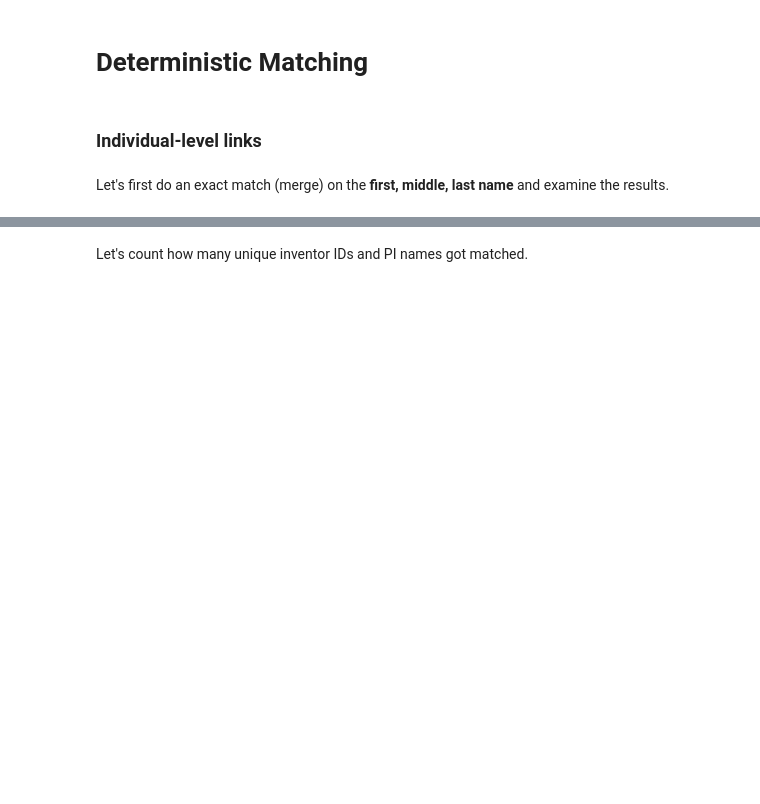
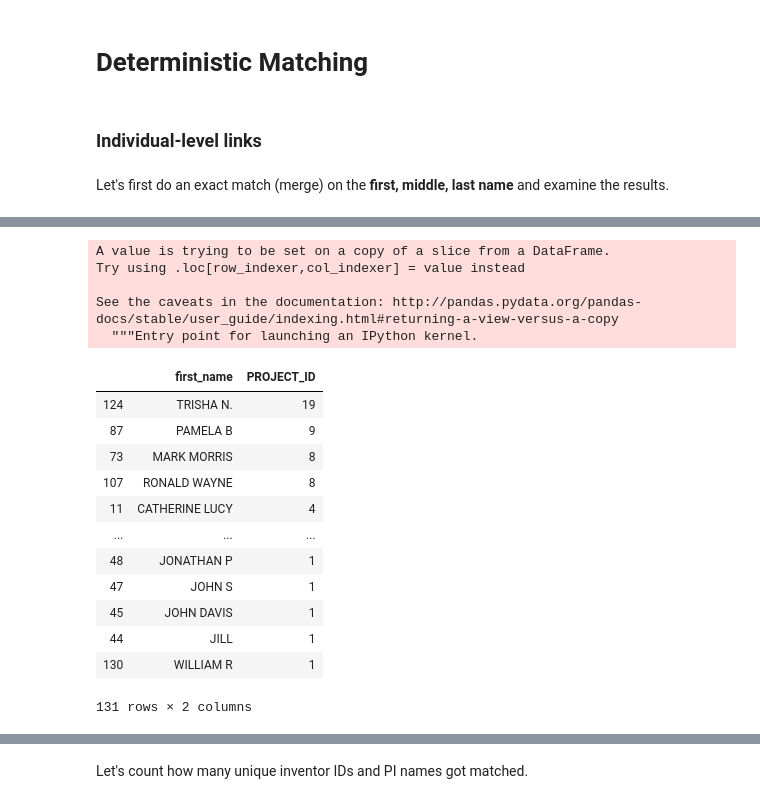
Before and after one commit to Coleridge-Initiative/pre-doc-record-linkage, a Jupyter notebook: Notebooks/Day_1_Data_Exploration_Cleaning_Deterministic_Matching.ipynb, the cells around one changed output, grey strips where cells are left out. Cells and saved outputs as stored; diff of their text form; code cells hidden in the pictures; blank space fills up the shorter version.

```diff
--- a/Notebooks/Day_1_Data_Exploration_Cleaning_Deterministic_Matching.ipynb
+++ b/Notebooks/Day_1_Data_Exploration_Cleaning_Deterministic_Matching.ipynb
@@ -170,7 +263,7 @@ inventors['inventor_state'].value_counts().head(10)
 #### FedRePORTER: principal investigator names on grants
 # %%
 # Read-in the dataset into a dataframe
-pi = pd.read_csv('../Data/fedreporter_pi_names_grants.csv')
+pi = pd.read_csv('FedRePORTER_pi_grants.csv')
 # %%
 # Show first rows of the dataframe
 pi.head()
@@ -304,0 +553,28 @@ merge_name = inventors.merge(pi,on=['name_first','name_last','name_middle'])
+# %%
+pi = pi[pi[' CONTACT_PI_PROJECT_LEADER'].notnull()]
+# %%
+davis = pi[pi[' CONTACT_PI_PROJECT_LEADER'].str.contains('DAVIS')]
+# %%
+davis['first_name'] = davis[' CONTACT_PI_PROJECT_LEADER'].str.split(',').str.get(1)
+# %% [output]
+A value is trying to be set on a copy of a slice from a DataFrame.
+Try using .loc[row_indexer,col_indexer] = value instead
+
+See the caveats in the documentation: http://pandas.pydata.org/pandas-docs/stable/user_guide/indexing.html#returning-a-view-versus-a-copy
+  """Entry point for launching an IPython kernel.
+# %%
+davis.groupby('first_name')['PROJECT_ID'].nunique().reset_index().sort_values('PROJECT_ID',ascending=False)
+# %% [output]
+|  | first_name | PROJECT_ID |
+| 124 | TRISHA N. | 19 |
+| 87 | PAMELA B | 9 |
+| 73 | MARK MORRIS | 8 |
+| 107 | RONALD WAYNE | 8 |
+| 11 | CATHERINE LUCY | 4 |
+| ... | ... | ... |
+| 48 | JONATHAN P | 1 |
+| 47 | JOHN S | 1 |
+| 45 | JOHN DAVIS | 1 |
+| 44 | JILL | 1 |
+| 130 | WILLIAM R | 1 |
+131 rows × 2 columns
```
Also changed, not shown: parts of 56 cells of this notebook.
